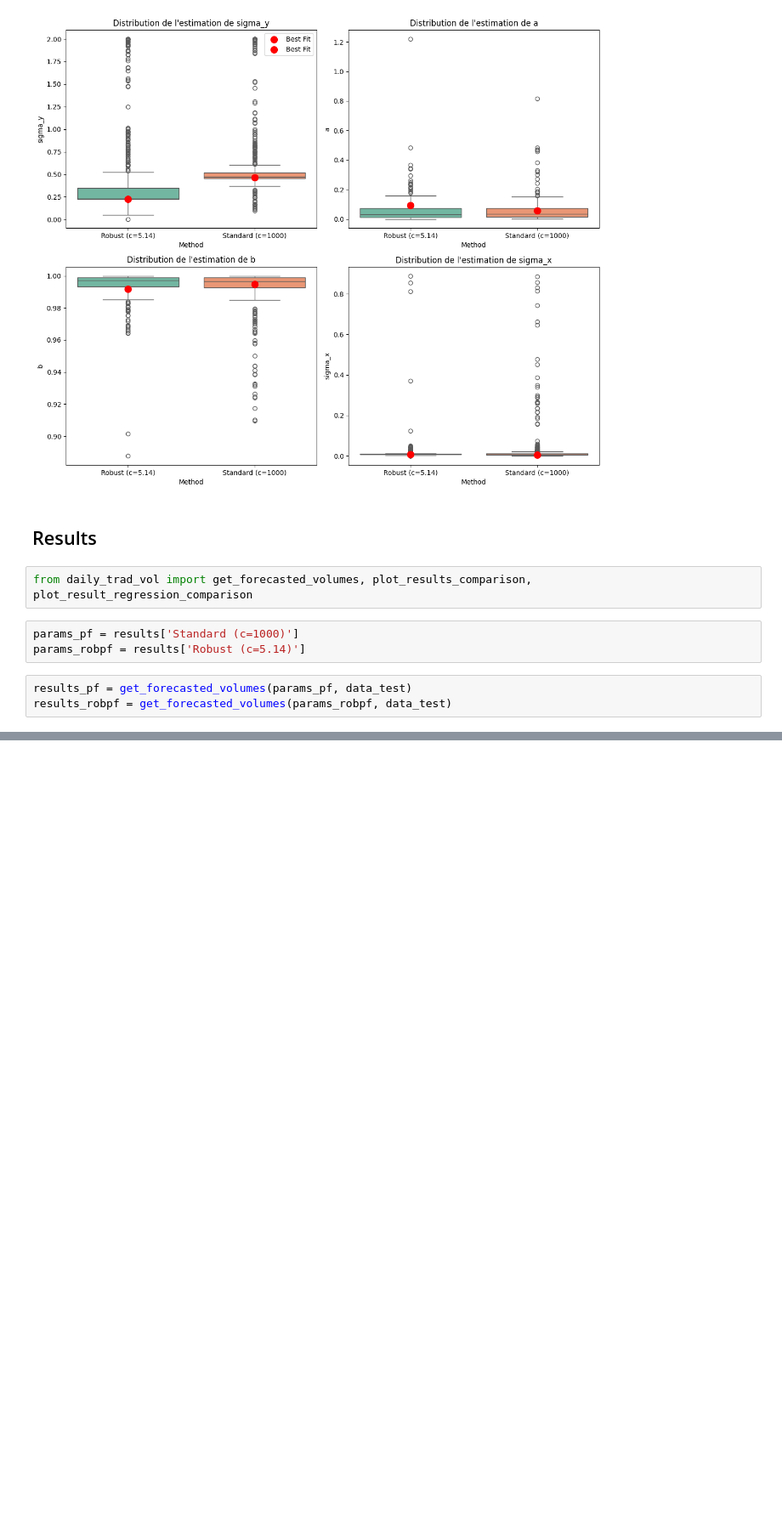
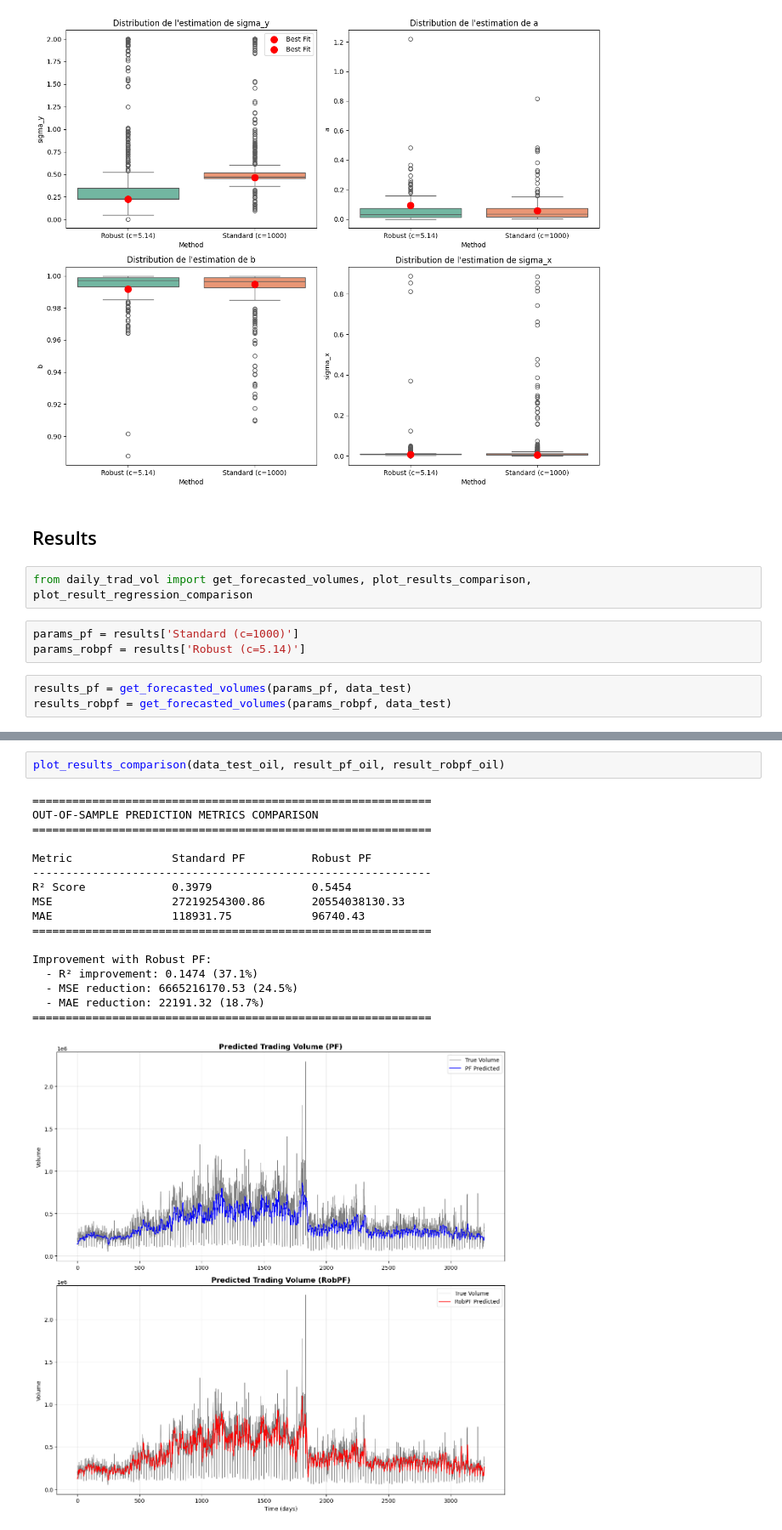
Before and after one commit to B4stou/SMC---Robust-Filtering, a Jupyter notebook: main.ipynb, the cells around one changed output, grey strips where cells are left out. Shown at 85% size. Drawn from its saved outputs; the diff is of its cells as text; blank space fills up the shorter version.

```diff
--- a/main.ipynb
+++ b/main.ipynb
@@ -654,0 +691,20 @@ Improvement with Robust PF:
+# %%
+plot_results_comparison(data_test_oil, result_pf_oil, result_robpf_oil)
+# %% [output]
+============================================================
+OUT-OF-SAMPLE PREDICTION METRICS COMPARISON
+============================================================
+
+Metric               Standard PF          Robust PF
+------------------------------------------------------------
+R² Score             0.3979               0.5454
+MSE                  27219254300.86       20554038130.33
+MAE                  118931.75            96740.43
+============================================================
+
+Improvement with Robust PF:
+  - R² improvement: 0.1474 (37.1%)
+  - MSE reduction: 6665216170.53 (24.5%)
+  - MAE reduction: 22191.32 (18.7%)
+============================================================
+[figure, added]
```
Also changed, not shown: parts of 23 cells of this notebook, 1 other file.
